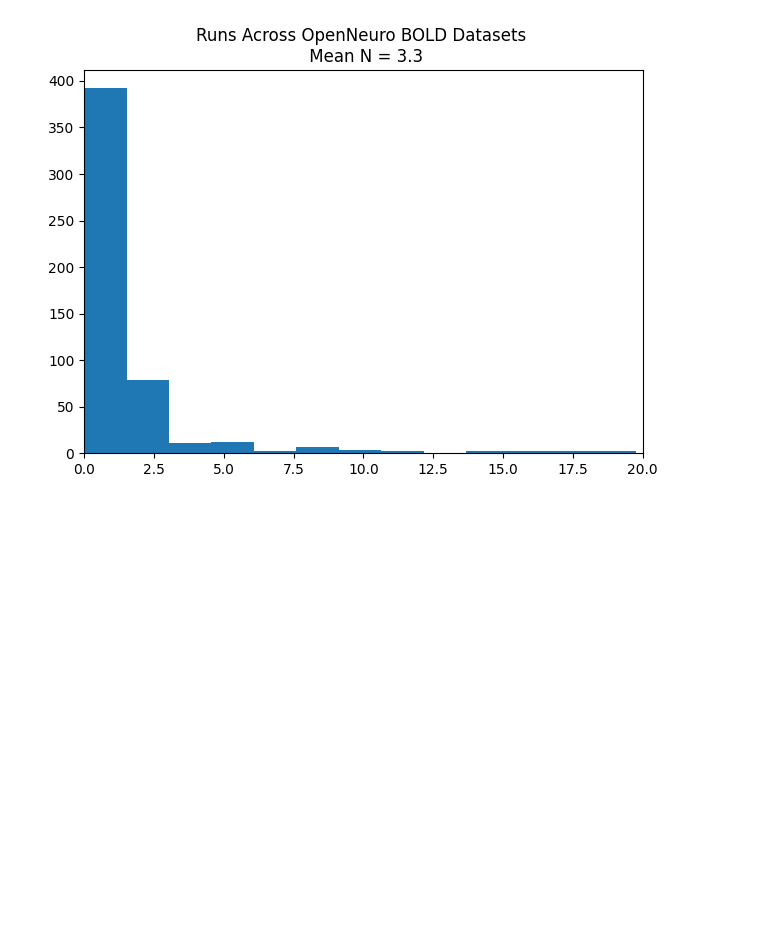
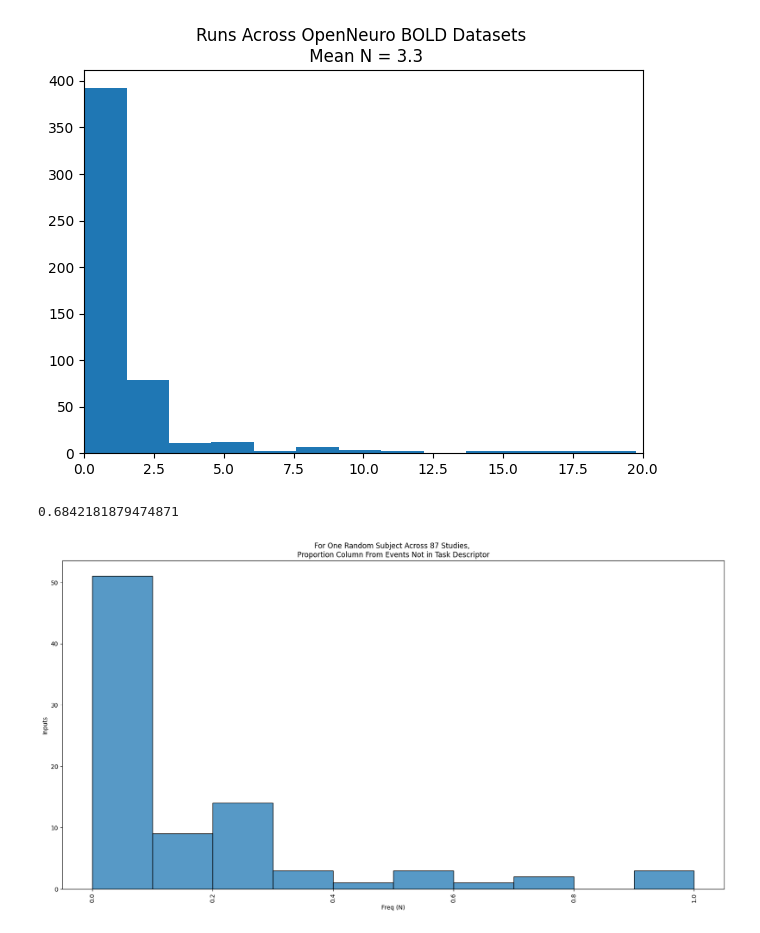
Before and after one commit to demidenm/openneuro_scrub, a Jupyter notebook: scripts/evaluating_files-values.ipynb, the cells around one changed output. Drawn from its saved outputs; the diff is of its cells as text; code cells hidden in the pictures; blank space fills up the shorter version.

```diff
--- a/scripts/evaluating_files-values.ipynb
+++ b/scripts/evaluating_files-values.ipynb
@@ -652,3 +656,17 @@ Try using .loc[row_indexer,col_indexer] = value instead
 See the caveats in the documentation: https://pandas.pydata.org/pandas-docs/stable/user_guide/indexing.html#returning-a-view-versus-a-copy
   filtered_data['num_runs'] = filtered_data['num_runs'].fillna(0).astype(int)
 [figure]
+# %%
+check_levels_miss_str = 'Levels key missing in data descriptor'
+string_levels_col = 'string_unique_in_levels'
+missing_levels_df = final_combined_df[(final_combined_df['data_type'] == 'object') & (final_combined_df['column_in_descriptor'] == True)]
+missing_levels_df = missing_levels_df[
+    ~(
+        missing_levels_df['events_column'].str.contains('path|file', case=False, na=False) |
+        missing_levels_df['string_unique'].str.contains('\.bmp|\.jpg|\.wav', case=False, na=False)
+    )
+]
+
+missing_levels_df[string_levels_col].apply(lambda x: x == check_levels_miss_str).sum() / len(missing_levels_df)
+# %% [output]
+0.6842181879474871
@@ -654,0 +688,43 @@ See the caveats in the documentation: https://pandas.pydata.org/pandas-docs/stab
+# %%
+study_ids = missing_levels_df['study'].unique()
+
+prop_misslevels_df = []
+
+for op_study in study_ids:
+    study_subs = missing_levels_df[missing_levels_df['study'] == op_study]['subject'].unique()
+    rand_sub = random.choice(study_subs)
+
+
+
+    sub_vals = missing_levels_df[
+        (missing_levels_df['study'] == op_study) &
+        (missing_levels_df['subject'] == rand_sub)
+    ]
+    prop_miss_levels = sub_vals[string_levels_col].apply(lambda x:
+                                                         x == check_levels_miss_str).sum() / len(sub_vals)
+    prop_misslevels_df.append(prop_miss_levels)
+# %%
+study_ids = col_descr_df['study'].unique()
+prop_missldescr_df = []
+for op_study in study_ids:
+    study_subs = col_descr_df[col_descr_df['study'] == op_study]['subject'].unique()
+    rand_sub = random.choice(study_subs)
+
+    sub_vals = col_descr_df[
+        (col_descr_df['study'] == op_study) &
+        (col_descr_df['subject'] == rand_sub)
+    ]
+    prop_miss_decsr = sub_vals['column_in_descriptor'].apply(lambda x:
+                                                         x == False).sum() / len(sub_vals)
+    prop_missldescr_df.append(prop_miss_decsr)
+# %%
+
+plt.figure(figsize=(20, 10))
+sns.histplot(data=prop_missldescr_df, palette='viridis')
+plt.title(f'For One Random Subject Across {len(study_ids)} Studies, \n Proportion Column From Events Not in Task Descriptor ')
+plt.xticks(rotation=90)
+plt.xlabel('Freq (N)')
+plt.ylabel('Inputs')
+plt.show()
+# %% [output]
+[figure, added]
```
Also changed, not shown: parts of 13 cells of this notebook.
